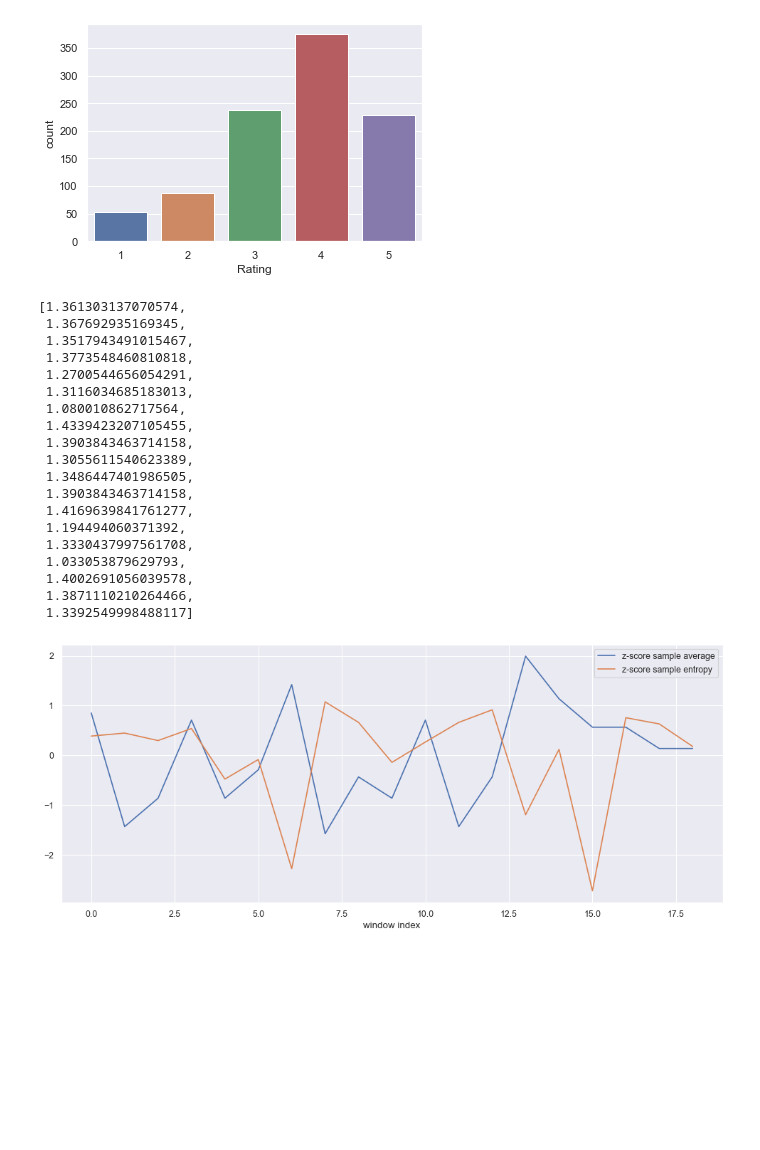
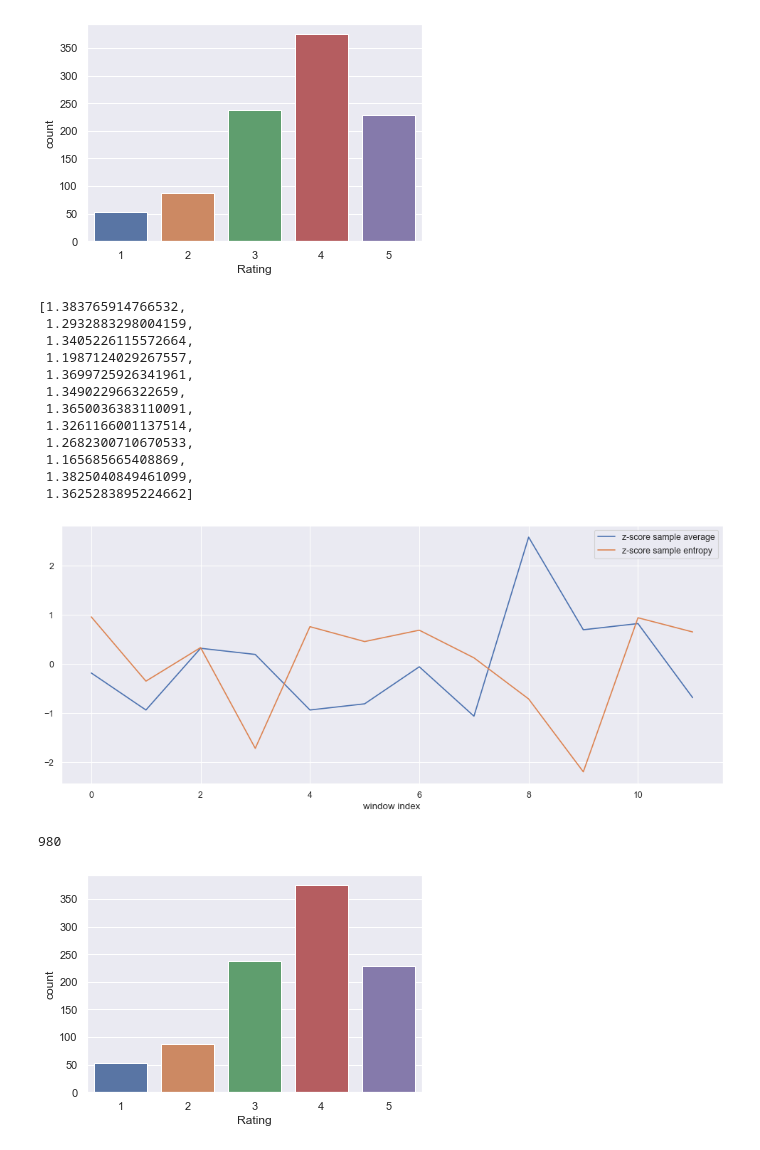
Before and after one commit to ebarkhordar/shilling-attack-detection-for-recommender-systems, a Jupyter notebook: analyze.ipynb, the cells around one changed output. Cells and saved outputs as stored; diff of their text form; code cells hidden in the pictures; blank space fills up the shorter version.

```diff
--- a/analyze.ipynb
+++ b/analyze.ipynb
@@ -1,20 +0,0 @@
-# %%
-%matplotlib inline
-import pandas as pd
-from scipy.stats import norm
-import matplotlib.pyplot as plt
-import numpy as np
-import seaborn as sns
-import scipy.stats as stats
-from sklearn.decomposition import PCA
-from matplotlib.pyplot import figure
-sns.set()
-# %%
-# Reading ratings file
-ratings_df = pd.read_csv('Resources/ratings.csv')
-
-# Reading users file
-users_df = pd.read_csv('Resources/users.csv')
-
-# Reading movies file
-movies_df = pd.read_csv('Resources/movies.csv')
@@ -324,34 +876,34 @@ len(df)
 980
 [figure]
 # %%
-sample_entropy_list=get_sample_entropy_list(df,chunk_size=50)
-sample_average_list=get_sample_average_list(df,chunk_size=50)
+sample_entropy_list=get_sample_entropy_list(df,chunk_size=80)
+sample_average_list=get_sample_average_list(df,chunk_size=80)
 z_score_sample_average_list=stats.zscore(sample_average_list)
 z_score_sample_entropy_list=stats.zscore(sample_entropy_list)
 figure(num=None, figsize=(15, 6), dpi=80, facecolor='w', edgecolor='k')
 plt.plot(range(len(z_score_sample_average_list)),z_score_sample_average_list)
 plt.plot(range(len(z_score_sample_entropy_list)),z_score_sample_entropy_list)
 plt.legend(["z-score sample average", "z-score sample entropy"])
 plt.xlabel('window index', fontsize=12)
 sample_entropy_list
 # %% [output]
-[1.361303137070574,
- 1.367692935169345,
- 1.3517943491015467,
- 1.3773548460810818,
- 1.2700544656054291,
- 1.3116034685183013,
- 1.080010862717564,
- 1.4339423207105455,
- 1.3903843463714158,
- 1.3055611540623389,
- 1.3486447401986505,
- 1.3903843463714158,
- 1.4169639841761277,
- 1.194494060371392,
- 1.3330437997561708,
- 1.033053879629793,
- 1.4002691056039578,
- 1.3871110210264466,
- 1.3392549998488117]
+[1.383765914766532,
+ 1.2932883298004159,
+ 1.3405226115572664,
+ 1.1987124029267557,
+ 1.3699725926341961,
+ 1.349022966322659,
+ 1.3650036383110091,
+ 1.3261166001137514,
+ 1.2682300710670533,
+ 1.165685665408869,
+ 1.3825040849461099,
+ 1.3625283895224662]
-[figure, old version]
+[figure, new version]
+# %%
+df=ratings_df[(ratings_df.MovieID == 25)]
+ax=sns.countplot(x='Rating', data=df)
+len(df)
+# %% [output]
+980
+[figure, added]
```
Also changed, not shown: parts of 77 cells of this notebook.
